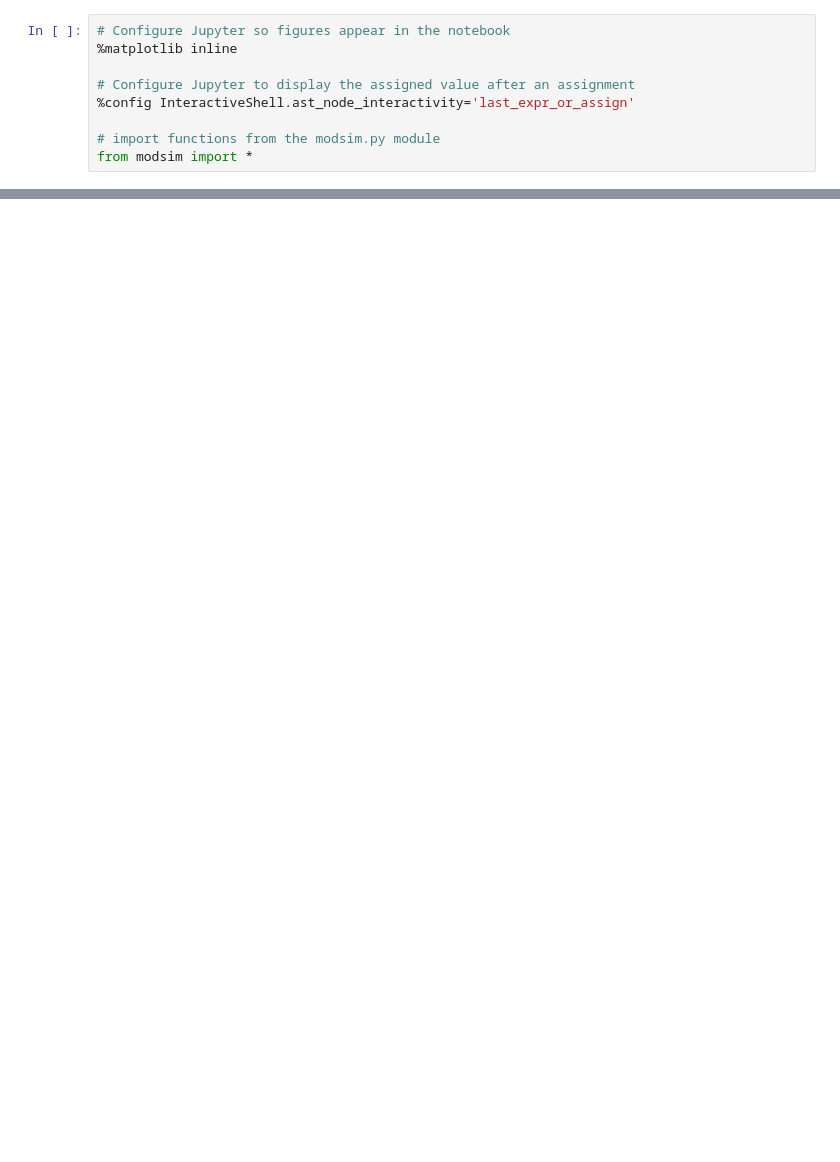
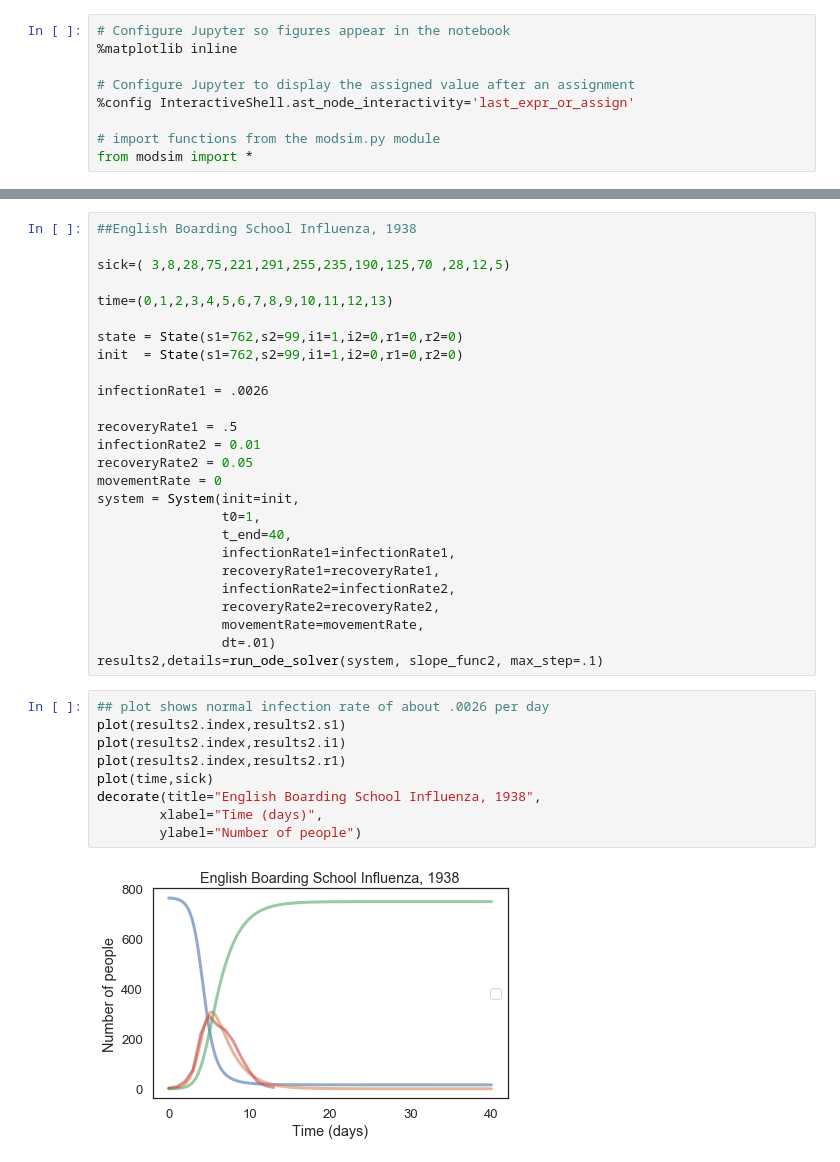
Before and after one commit to colinmsnow/ModSimPy, a Jupyter notebook: code/MultiCountrySIR.ipynb, the cells around one changed output, grey strips where cells are left out. Saved outputs shown, nothing was run; the diff lists cells and outputs as text; blank space fills up the shorter version.

```diff
--- a/code/MultiCountrySIR.ipynb
+++ b/code/MultiCountrySIR.ipynb
@@ -276,0 +224,37 @@ results2
+# %%
+##English Boarding School Influenza, 1938
+
+sick=( 3,8,28,75,221,291,255,235,190,125,70 ,28,12,5)
+
+time=(0,1,2,3,4,5,6,7,8,9,10,11,12,13)
+
+state = State(s1=762,s2=99,i1=1,i2=0,r1=0,r2=0)
+init  = State(s1=762,s2=99,i1=1,i2=0,r1=0,r2=0)
+
+infectionRate1 = .0026
+
+recoveryRate1 = .5
+infectionRate2 = 0.01
+recoveryRate2 = 0.05
+movementRate = 0
+system = System(init=init,
+                t0=1,
+                t_end=40,
+                infectionRate1=infectionRate1,
+                recoveryRate1=recoveryRate1,
+                infectionRate2=infectionRate2,
+                recoveryRate2=recoveryRate2,
+                movementRate=movementRate,
+                dt=.01)
+results2,details=run_ode_solver(system, slope_func2, max_step=.1)
+# %%
+## plot shows normal infection rate of about .0026 per day
+plot(results2.index,results2.s1)
+plot(results2.index,results2.i1)
+plot(results2.index,results2.r1)
+plot(time,sick)
+decorate(title="English Boarding School Influenza, 1938",
+        xlabel="Time (days)",
+        ylabel="Number of people")
+# %% [output]
+[figure, added]
```
Also changed, not shown: parts of 50 cells of this notebook, 3 other files.
